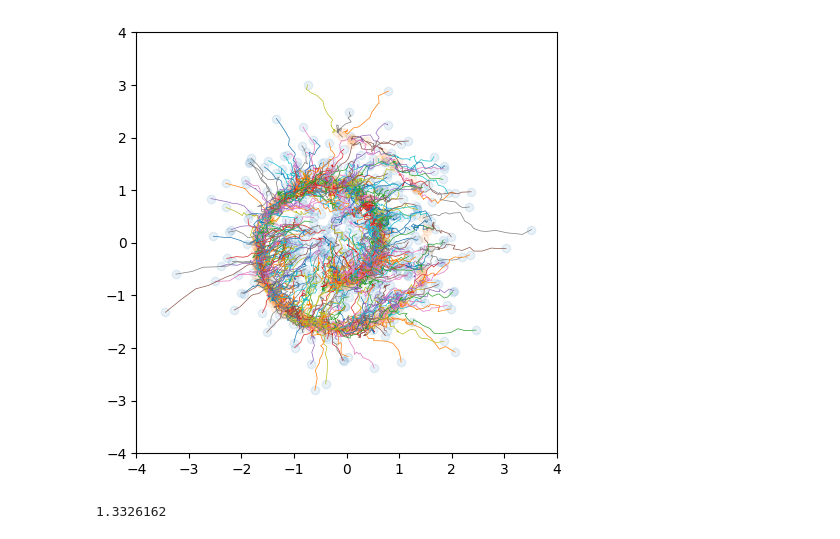
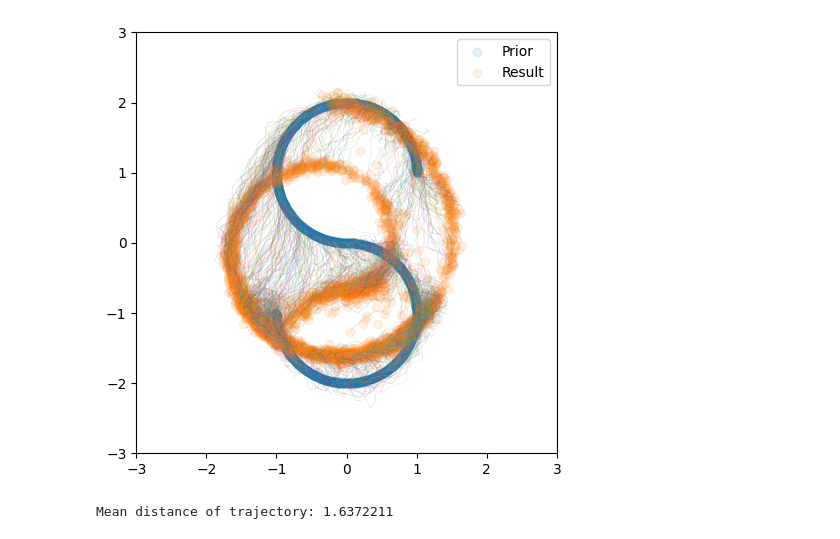
Before and after one commit to KelvinzLi/SimpleDSB, a Jupyter notebook: DSB_buffered.ipynb, the cells around one changed output. Cells and saved outputs as stored; diff of their text form; code cells hidden in the pictures.

```diff
--- a/DSB_buffered.ipynb
+++ b/DSB_buffered.ipynb
@@ -281,45 +261,43 @@ torch.save([(e.state_dict(), d.state_dict()) for (e,d) in model_cache], "dsb_mod
-# %%
-### evaluation rollout
-
-viz_batch_size = 500
-
-_, decoder = model_cache[-1]
-
-prior_sample = torch.randn(viz_batch_size, 2).cuda()
-
-cache = dsb_backward_rollout(decoder, prior_sample, time_steps, step_size)
-
-cache = cache.detach().cpu().numpy()
 # %%
-t = 0
+### Hyperparameters for plotting
 
-data_sample = load_data_sample()
+num_viz_path = 1024
 
-# plt.scatter(data_sample[:, 0].cpu(), data_sample[:, 1].cpu(), alpha = 0.1, label = "ground truth")
-plt.scatter(cache[-1, :, 0], cache[-1, :, 1], alpha = 0.1, label = "prior")
-plt.scatter(cache[t, :, 0], cache[t, :, 1], alpha = 0.1, label = "DSB result")
+line_alpha = 0.2
+scatter_alpha = 0.1
 
-for ii in range(viz_batch_size):
+linewidth = 0.5
+
+plot_dir = "plots"
+
+### Plotting
+
+for ii in np.random.choice(cache.shape[1], num_viz_path, replace = False):
     traj = cache[:, ii]
-    plt.plot(traj[:, 0], traj[:, 1], linewidth=0.5)
+    plt.plot(traj[:, 0], traj[:, 1], linewidth = linewidth, alpha = line_alpha)
+
+plt.scatter(cache[-1, :, 0], cache[-1, :, 1], alpha = scatter_alpha, label = "Prior")
+plt.scatter(cache[0, :, 0], cache[0, :, 1], alpha = scatter_alpha, label = "Result")
+
+plt.legend()
 
 plt.axis('scaled')
 
-plt.xlim([-4, 4])
-plt.ylim([-4, 4])
+plt.xlim([-3, 3])
+plt.ylim([-3, 3])
 
 plt.tight_layout()
 
-plt.savefig("DSB_traj", dpi = 200)
+plt.savefig(os.path.join(plot_dir, "DSB_traj_{}_{}".format(prior_name, data_name)), dpi = 200, bbox_inches='tight', pad_inches=0)
 
 plt.show()
 # %% [output]
-[figure, old version]
+[figure, new version]
 # %%
 diff = cache[1:] - cache[:-1]
 distance = np.sqrt(np.square(diff).sum(axis = -1))
 traj_distance = distance.sum(axis = 0)
 
-print(traj_distance.mean())
+print("Mean distance of trajectory:", traj_distance.mean())
 # %% [output]
-1.3326162
+Mean distance of trajectory: 1.6372211
```
Also changed, not shown: parts of 7 cells of this notebook, 2 other files.
